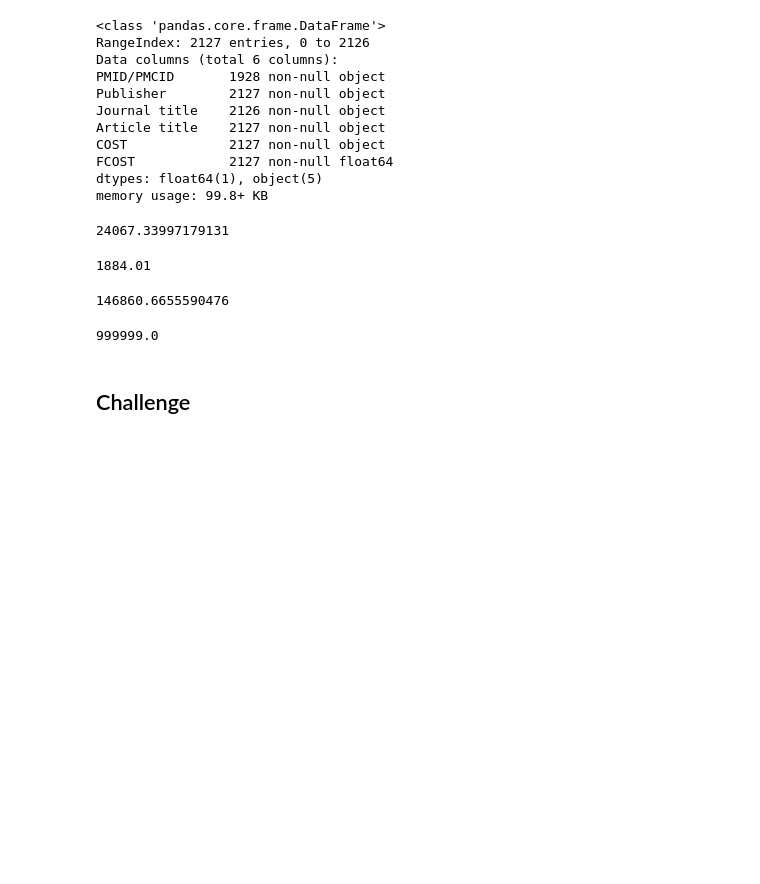
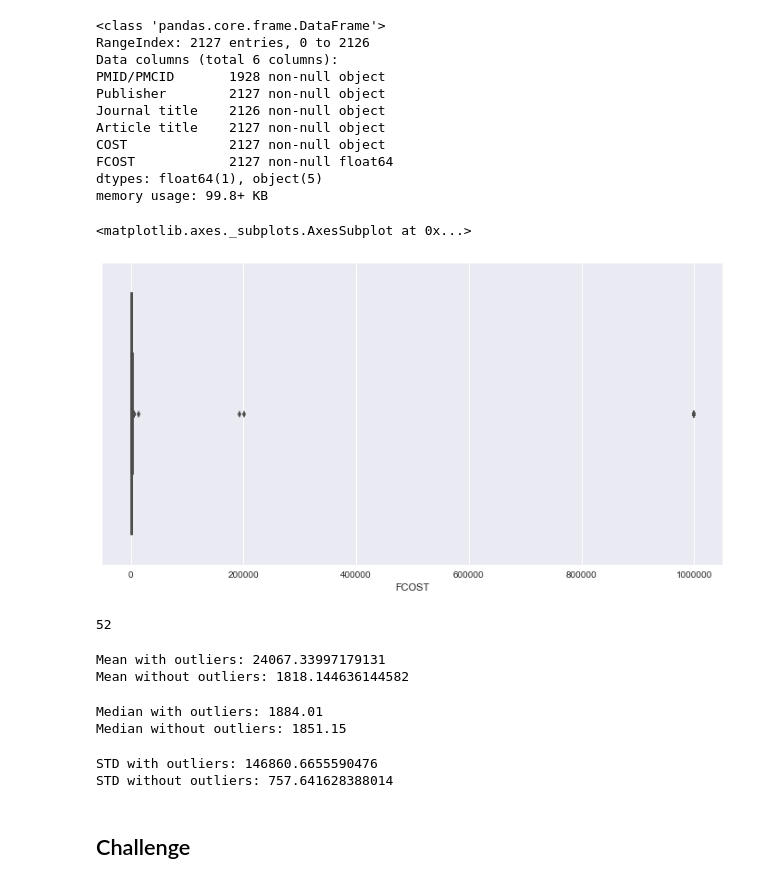
Before and after one commit to madderle/Data-Science-Bootcamp, a Jupyter notebook: Unit 1/Intermediate Visualization/Challenge Data cleaning and Validation.ipynb, the cells around one changed output. Saved outputs shown, nothing was run; the diff lists cells and outputs as text; code cells hidden in the pictures; blank space fills up the shorter version.

Commit message:
Added handling journal titles and removing outliers

```diff
--- a/Unit 1/Intermediate Visualization/Challenge Data cleaning and Validation.ipynb
+++ b/Unit 1/Intermediate Visualization/Challenge Data cleaning and Validation.ipynb
@@ -120,19 +135,13 @@ COST             2127 non-null object
 FCOST            2127 non-null float64
 dtypes: float64(1), object(5)
 memory usage: 99.8+ KB
-# %%
-data['COST'].mean()
-# %% [output]
-24067.33997179131
-# %%
-data['COST'].median()
-# %% [output]
-1884.01
-# %%
-data['COST'].std()
-# %% [output]
-146860.6655590476
-# %%
-data['COST'].max()
-# %% [output]
-999999.0
+# %%
+plt.figure(figsize=(12,6))
+sns.boxplot(data['FCOST'])
+# %% [output]
+<matplotlib.axes._subplots.AxesSubplot at 0x...>
+[figure, added]
+# %%
+data[data['FCOST']>5000].count()['FCOST']
+# %% [output]
+52
@@ -139,3 +151,24 @@ data['COST'].max()
+# %%
+#Mean
+print('Mean with outliers: ' + str(data['FCOST'].mean()))
+print('Mean without outliers: ' + str(outliers_removed['FCOST'].mean()))
+# %% [output]
+Mean with outliers: 24067.33997179131
+Mean without outliers: 1818.144636144582
+# %%
+#Median
+print('Median with outliers: ' + str(data['FCOST'].median()))
+print('Median without outliers: ' + str(outliers_removed['FCOST'].median()))
+# %% [output]
+Median with outliers: 1884.01
+Median without outliers: 1851.15
+# %%
+#STD
+print('STD with outliers: ' + str(data['FCOST'].std()))
+print('STD without outliers: ' + str(outliers_removed['FCOST'].std()))
+# %% [output]
+STD with outliers: 146860.6655590476
+STD without outliers: 757.641628388014
 # %% [markdown]
 ## Challenge
 # %%
```
Also changed, not shown: parts of 7 cells of this notebook, 1 other file.
